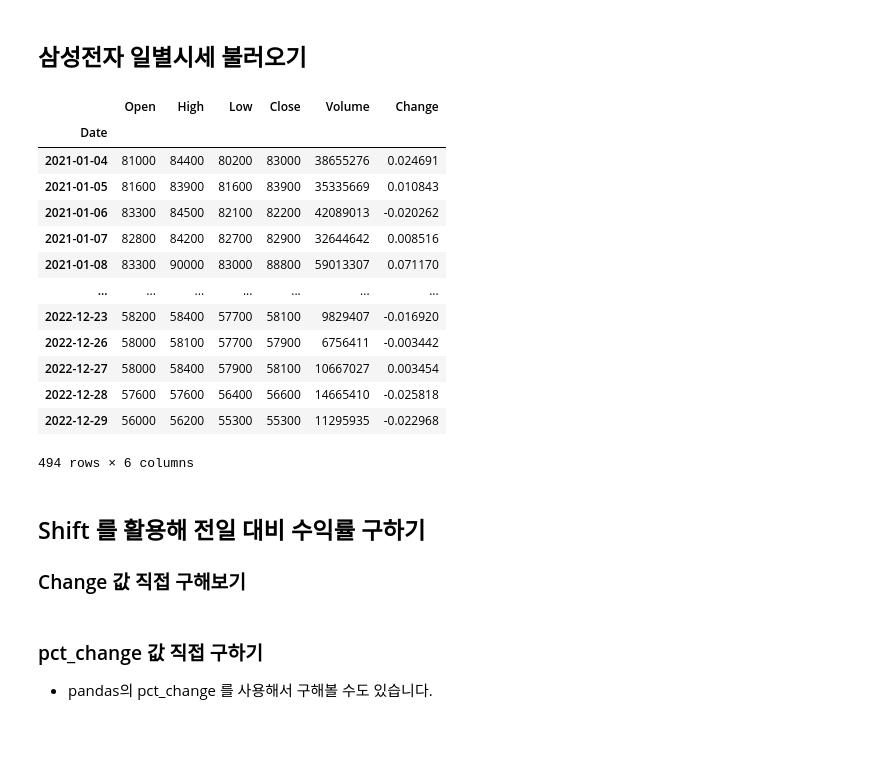
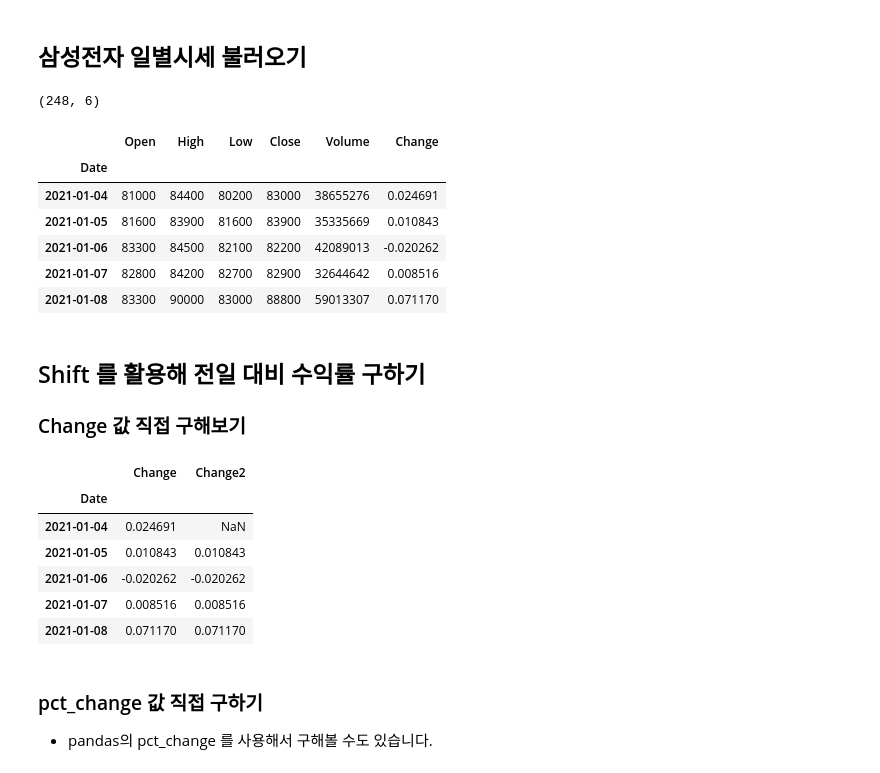
Before and after one commit to jamjamzo/finance-data-analysis, a Jupyter notebook: 6.1 일별 수익률과 이동평균-input.ipynb, the cells around one changed output. Cells and saved outputs as stored; diff of their text form; code cells hidden in the pictures; blank space fills up the shorter version.

```diff
--- a/6.1 일별 수익률과 이동평균-input.ipynb
+++ b/6.1 일별 수익률과 이동평균-input.ipynb
@@ -34,24 +34,21 @@ import FinanceDataReader as fdr
 ## 삼성전자 일별시세 불러오기
 # %%
 # 삼성전자 : 005930
-fdr.DataReader("005930",start='2021-01-01',end='2022-12-31')
+df = fdr.DataReader("005930",start='2021',end='2022')
+df.shape
 # %% [output]
-|  | Open | High | Low | Close | Volume | Change |
-| Date |  |  |  |  |  |  |
-| 2021-01-04 | 81000 | 84400 | 80200 | 83000 | 38655276 | 0.024691 |
-| 2021-01-05 | 81600 | 83900 | 81600 | 83900 | 35335669 | 0.010843 |
-| 2021-01-06 | 83300 | 84500 | 82100 | 82200 | 42089013 | -0.020262 |
-| 2021-01-07 | 82800 | 84200 | 82700 | 82900 | 32644642 | 0.008516 |
-| 2021-01-08 | 83300 | 90000 | 83000 | 88800 | 59013307 | 0.071170 |
-| ... | ... | ... | ... | ... | ... | ... |
-| 2022-12-23 | 58200 | 58400 | 57700 | 58100 | 9829407 | -0.016920 |
-| 2022-12-26 | 58000 | 58100 | 57700 | 57900 | 6756411 | -0.003442 |
-| 2022-12-27 | 58000 | 58400 | 57900 | 58100 | 10667027 | 0.003454 |
-| 2022-12-28 | 57600 | 57600 | 56400 | 56600 | 14665410 | -0.025818 |
-| 2022-12-29 | 56000 | 56200 | 55300 | 55300 | 11295935 | -0.022968 |
-494 rows × 6 columns
+(248, 6)
 # %%
 # 일별 시세 미리보기
+df.head()
+# %% [output]
+|  | Open | High | Low | Close | Volume | Change |
+| Date |  |  |  |  |  |  |
+| 2021-01-04 | 81000 | 84400 | 80200 | 83000 | 38655276 | 0.024691 |
+| 2021-01-05 | 81600 | 83900 | 81600 | 83900 | 35335669 | 0.010843 |
+| 2021-01-06 | 83300 | 84500 | 82100 | 82200 | 42089013 | -0.020262 |
+| 2021-01-07 | 82800 | 84200 | 82700 | 82900 | 32644642 | 0.008516 |
+| 2021-01-08 | 83300 | 90000 | 83000 | 88800 | 59013307 | 0.071170 |
 # %% [markdown]
 ## Shift 를 활용해 전일 대비 수익률 구하기
 ### Change 값 직접 구해보기
@@ -61,5 +59,14 @@ fdr.DataReader("005930",start='2021-01-01',end='2022-12-31')
 # %%
 # 불러온 값과 직접 구한 값이 같은지 확인하기
+df[["Change", "Change2"]].head()
+# %% [output]
+|  | Change | Change2 |
+| Date |  |  |
+| 2021-01-04 | 0.024691 | NaN |
+| 2021-01-05 | 0.010843 | 0.010843 |
+| 2021-01-06 | -0.020262 | -0.020262 |
+| 2021-01-07 | 0.008516 | 0.008516 |
+| 2021-01-08 | 0.071170 | 0.071170 |
 # %% [markdown]
 ### pct_change 값 직접 구하기
 * pandas의 pct_change 를 사용해서 구해볼 수도 있습니다.
```
Also changed, not shown: parts of 10 cells of this notebook.
